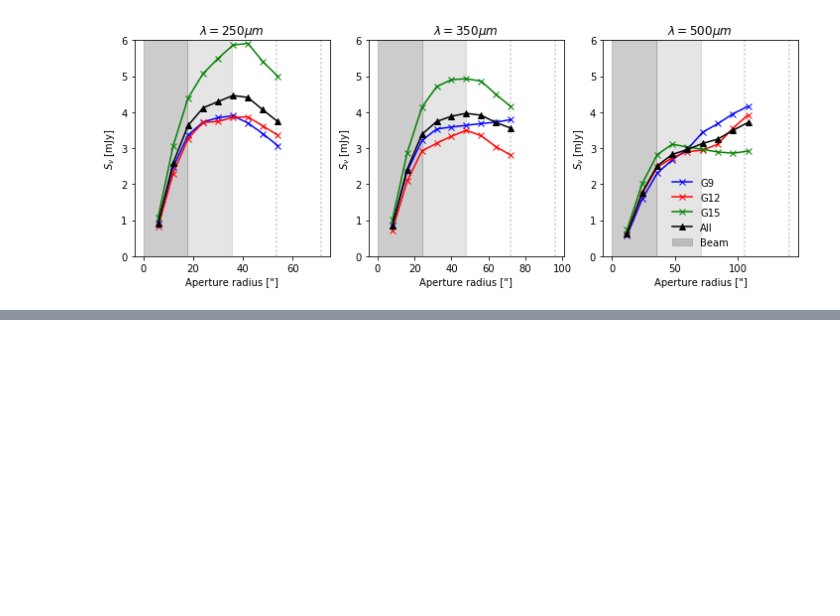
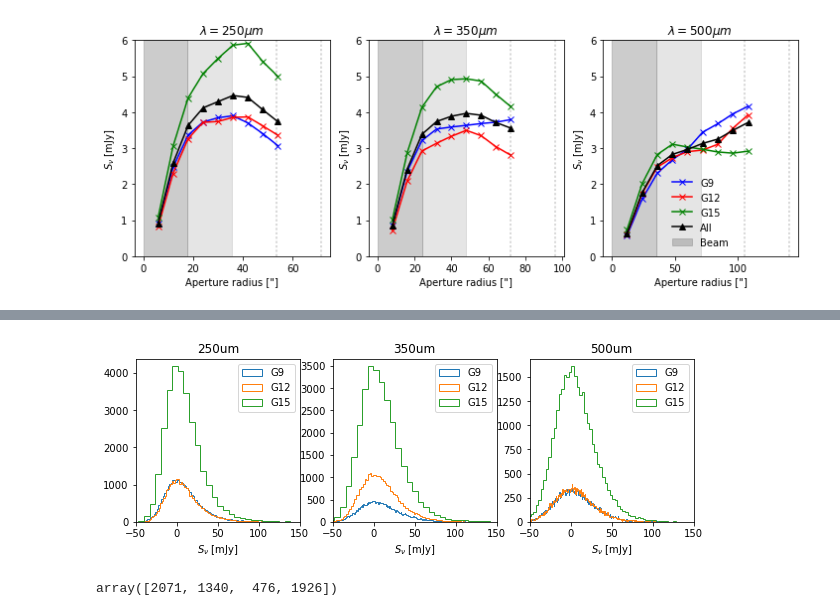
Before and after one commit to fbianchini/StacktSZ, a Jupyter notebook: plots_stacks_zbins.ipynb, the cells around one changed output, grey strips where cells are left out. Drawn from its saved outputs; the diff is of its cells as text; code cells hidden in the pictures; blank space fills up the shorter version.

```diff
--- a/plots_stacks_zbins.ipynb
+++ b/plots_stacks_zbins.ipynb
@@ -23,22 +23,27 @@ patches = ['G9', 'G12', 'G15']#, 'NGP', 'SGP']
 # Results folder
 results_folder = 'results/'
 
-zbins = [(0.1, 1.), (1., 5.0)]
+zbins = [(1., 5.0)]
 # zbins = [(0.1, 1.), (1.,2.), (2.,3.), (3.,4.)]#, (4.,5.)]
 
 rmax = 9
 # %%
 bkd = {}
 sims = {}
+fluxes_bkd = {}
+
 for lambda_ in lambdas:
     bkd[lambda_] = {}
     sims[lambda_] = {}
+    fluxes_bkd[lambda_] = {}
     # Loop over patches
     for patch in patches:
             bkd[lambda_][patch] = {}
             sims[lambda_][patch] = {}
+            fluxes_bkd[lambda_][patch] = {}
             for idz, (zmin, zmax) in enumerate(zbins):
                 sims_ = pickle.load(gzip.open(results_folder + '/patch'+patch+'_lambda'+str(lambda_)+'_zmin'+str(zmin)+'_zmax'+str(zmax)+'.pkl','rb'))
                 sims[lambda_][patch][idz] = np.asarray(sims_['maps'])
                 bkd_ = pickle.load(gzip.open(results_folder + '/patch'+patch+'_lambda'+str(lambda_)+'_zmin'+str(zmin)+'_zmax'+str(zmax)+'_RND.pkl','rb'))
                 bkd[lambda_][patch][idz] = bkd_['maps']
+                fluxes_bkd[lambda_][patch] = bkd_['fluxes']
@@ -236,3 +251,7 @@ plt.legend(loc='best',frameon=False)
 # %% [output]
 <matplotlib.legend.Legend at 0x...>
 [figure]
+# %%
+for lambda_ in lambdas:
+    for patch in patches:
+        print lambda_, patch, np.std(fluxes_bkd[lambda_][patch])#/np.sqrt(fluxes_bkd[lambda_][patch].shape)
@@ -238,0 +268,18 @@ plt.legend(loc='best',frameon=False)
+# %%
+i=1
+plt.figure(figsize=(10,3))
+for lambda_ in lambdas:
+    plt.subplot(1,3,i)
+    plt.title(str(lambda_)+'um')
+    for patch in patches:
+        plt.hist(fluxes_bkd[lambda_][patch],500, histtype='step', label=patch)
+    plt.legend()
+    plt.xlabel(r'$S_{\nu}$ [mJy]')
+    plt.xlim([-50,150])
+    i += 1
+# %% [output]
+[figure, added]
+# %%
+np.random.choice(np.arange(len(sims[250]['G9'][0])), size=4)
+# %% [output]
+array([2071, 1340,  476, 1926])
```
Also changed, not shown: parts of 9 cells of this notebook, 4 other files.
